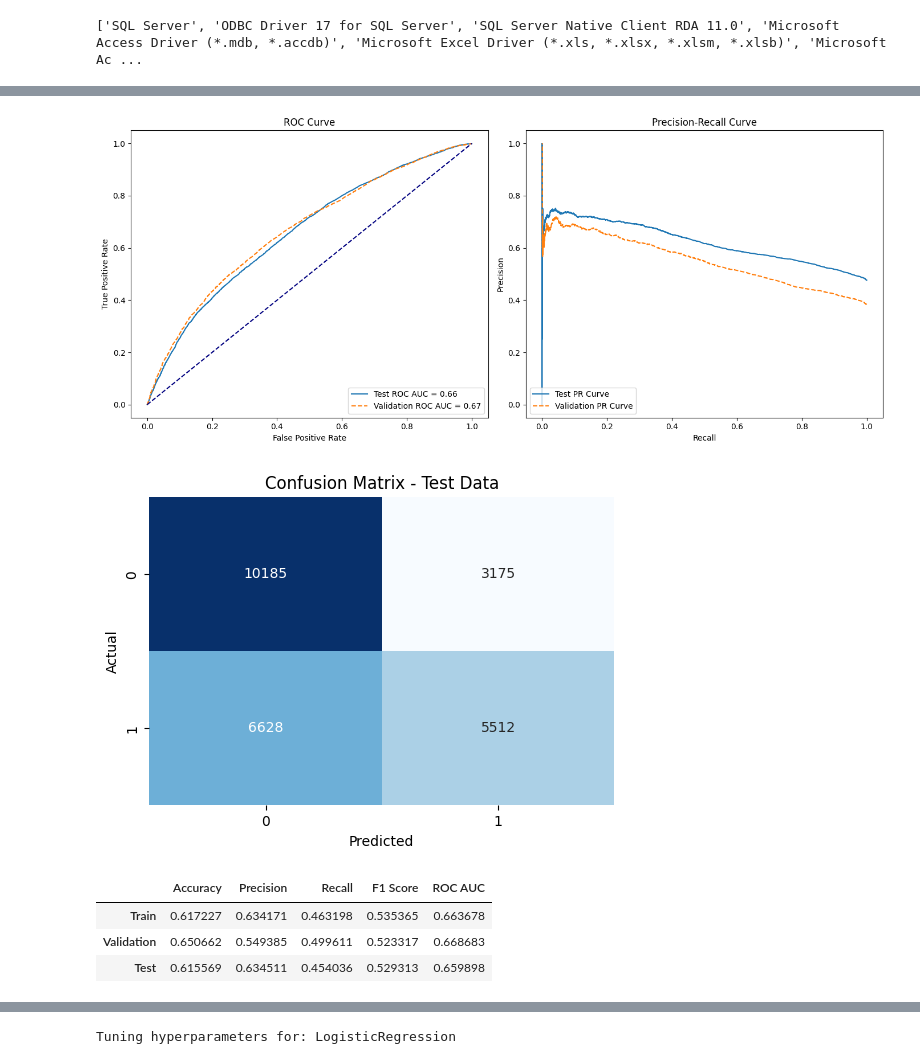
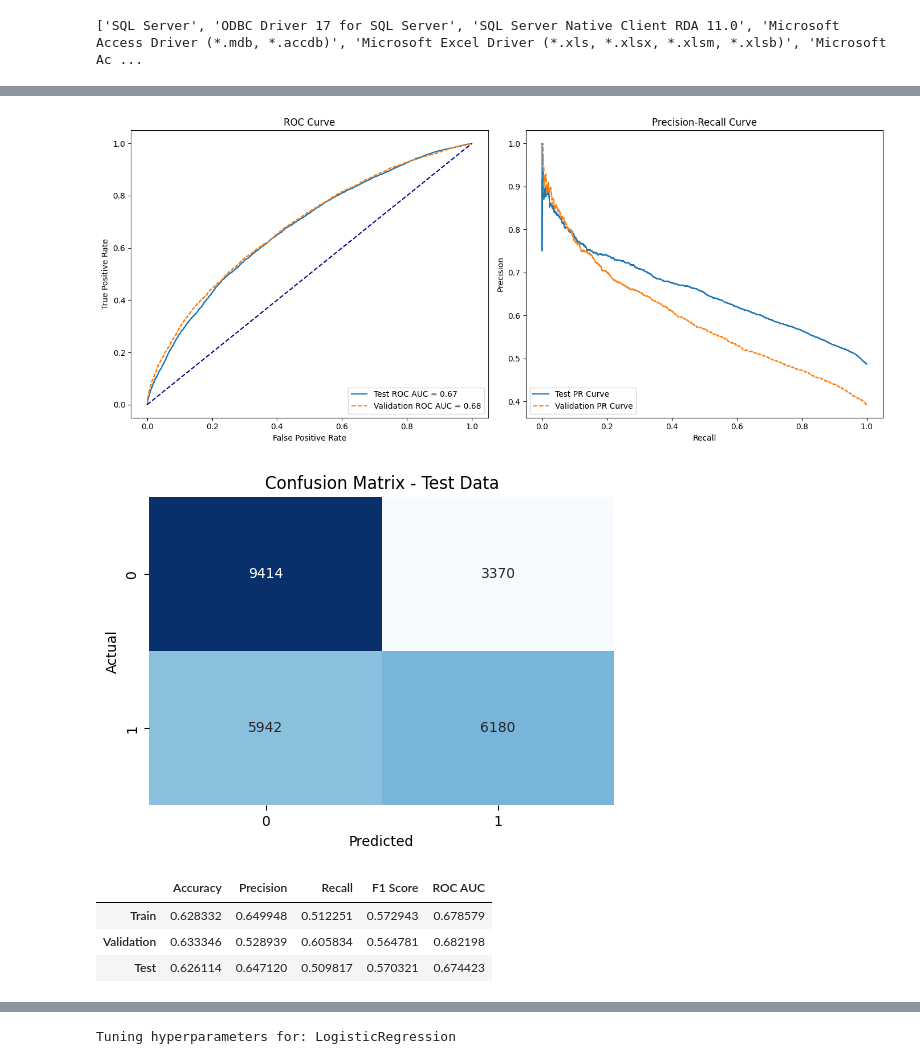
Before and after one commit to rohit180497/Early-readmission-of-patients-in-hospital, a Jupyter notebook: scripts/model_building.ipynb, the cells around one changed output, grey strips where cells are left out. Saved outputs shown, nothing was run; the diff lists cells and outputs as text; code cells hidden in the pictures.

```diff
--- a/scripts/model_building.ipynb
+++ b/scripts/model_building.ipynb
@@ -149,0 +129,3 @@ X = X[imp_cols_logit]
+# %%
+train_feat = X.columns
+train_feat
@@ -161,4 +157,5 @@ def ensure_all_columns_present(df, important_cols):
             df[col] = 0
     return df
 # %%
-X_val = ensure_all_columns_present(X_val, imp_cols_logit)
+X_val = ensure_all_columns_present(X_val, train_feat)
+X_val.columns
@@ -165,2 +176,2 @@ X_val = ensure_all_columns_present(X_val, imp_cols_logit)
 # %%
-X_val = X_val[imp_cols_logit]
+# X_val = X_val[imp_cols_logit]
@@ -186,7 +179,8 @@ X_val.head()
 # Split the data
 X_train, X_test, y_train, y_test = train_test_split(X, y, test_size=0.3, random_state=42, stratify=y)
 # %%
-lr_model = LogisticRegression(C= 0.01, penalty='l2', solver='liblinear')
+# lr_model = LogisticRegression(C= 0.01, penalty='l2', solver='liblinear')
+model = RandomForestClassifier(max_depth= 5, min_samples_split= 30,n_estimators=200, random_state=42)
 # %%
 def evaluate_model(model, X_train, y_train, X_val, y_val, X_test, y_test):
     # Fit the model on the training data
@@ -270,14 +264,14 @@ def evaluate_model(model, X_train, y_train, X_val, y_val, X_test, y_test):
 
     return metrics_df
 # %%
-evaluate_model(lr_model, X_train, y_train, X_val, y_val, X_test, y_test)
+evaluate_model(model, X_train, y_train, X_val, y_val, X_test, y_test)
 # %% [output]
-[figure, old version]
+[figure, new version]
-[figure, old version]
+[figure, new version]
 |  | Accuracy | Precision | Recall | F1 Score | ROC AUC |
-| Train | 0.617227 | 0.634171 | 0.463198 | 0.535365 | 0.663678 |
-| Validation | 0.650662 | 0.549385 | 0.499611 | 0.523317 | 0.668683 |
-| Test | 0.615569 | 0.634511 | 0.454036 | 0.529313 | 0.659898 |
+| Train | 0.628332 | 0.649948 | 0.512251 | 0.572943 | 0.678579 |
+| Validation | 0.633346 | 0.528939 | 0.605834 | 0.564781 | 0.682198 |
+| Test | 0.626114 | 0.647120 | 0.509817 | 0.570321 | 0.674423 |
 # %%
 dt_model = DecisionTreeClassifier(max_depth= 10,min_samples_leaf=1,min_samples_split= 5, random_state=42)
 # %%
```
Also changed, not shown: parts of 34 cells of this notebook.
